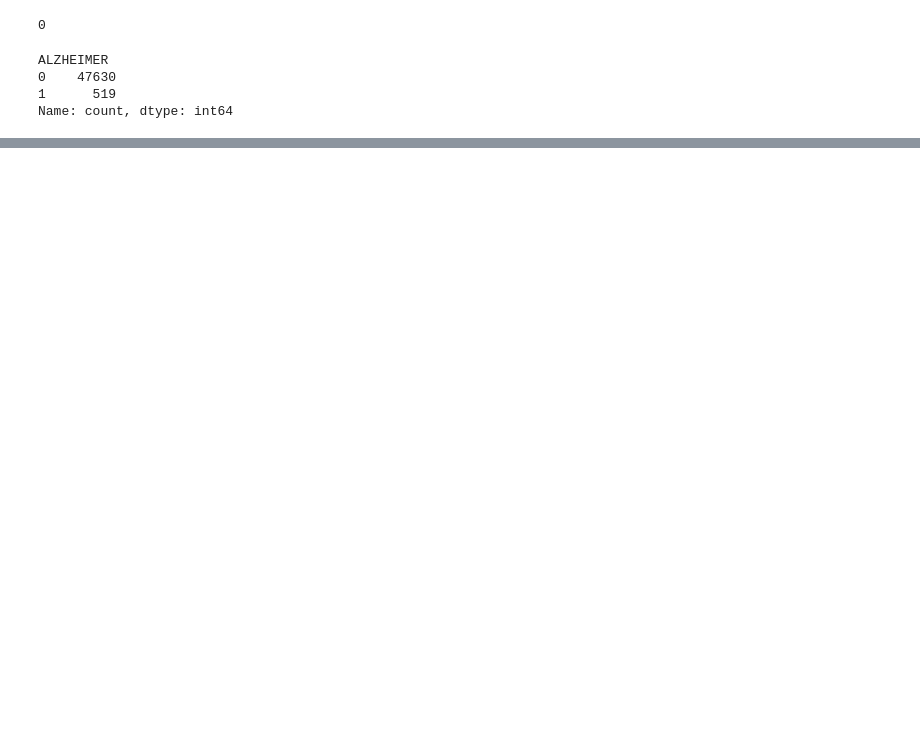
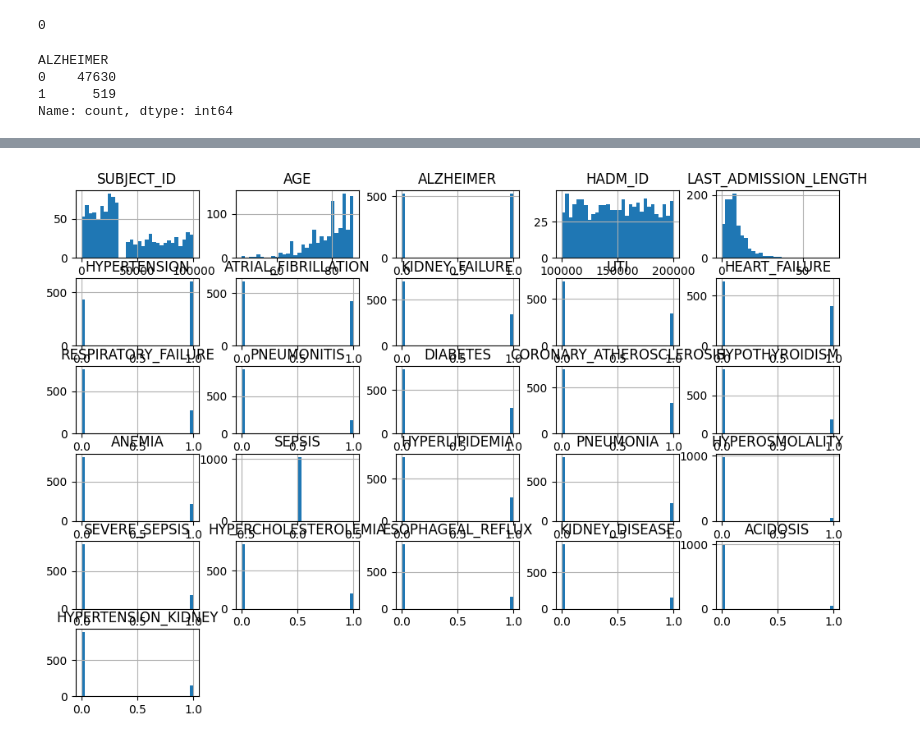
Before and after one commit to laiacoronas/predicting_dementia, a Jupyter notebook: clinic_model.ipynb, the cells around one changed output, grey strips where cells are left out. Cells and saved outputs as stored; diff of their text form; code cells hidden in the pictures; blank space fills up the shorter version.

```diff
--- a/clinic_model.ipynb
+++ b/clinic_model.ipynb
@@ -71,0 +205,5 @@ Name: count, dtype: int64
+# %%
+df_balanced.hist(figsize=(12, 8), bins=30)
+plt.show()
+# %% [output]
+[figure, added]
```
Also changed, not shown: parts of 29 cells of this notebook, 1 other file.
